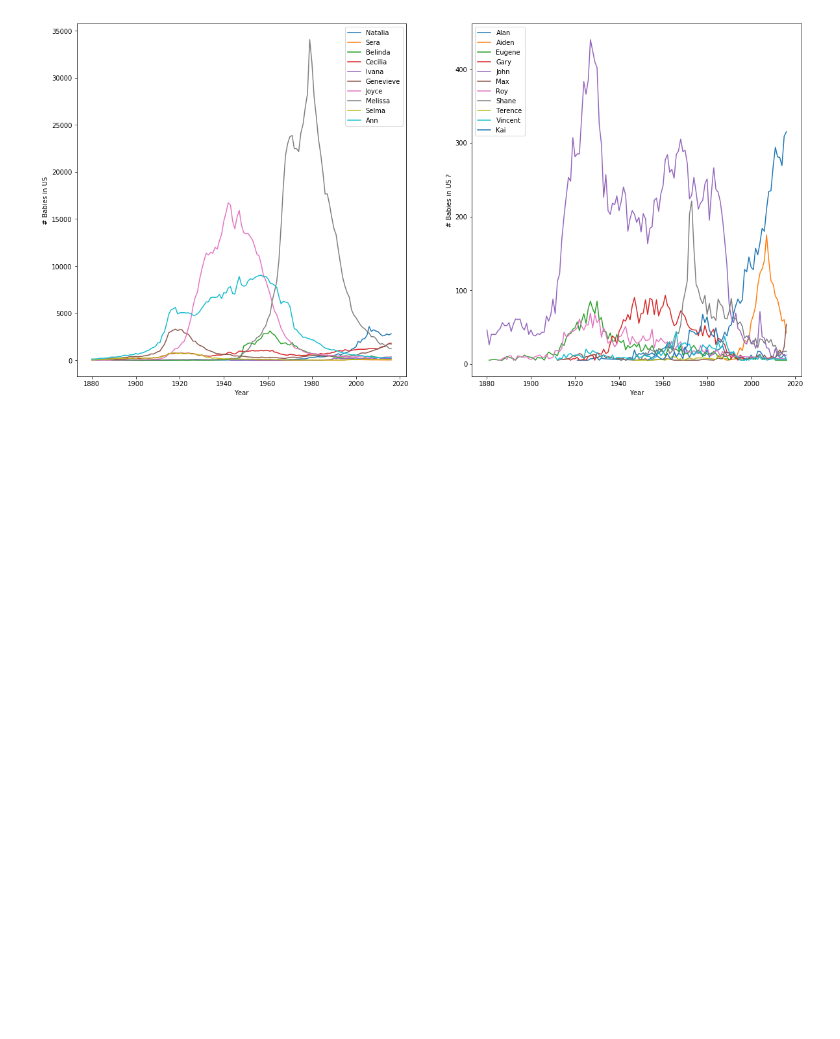
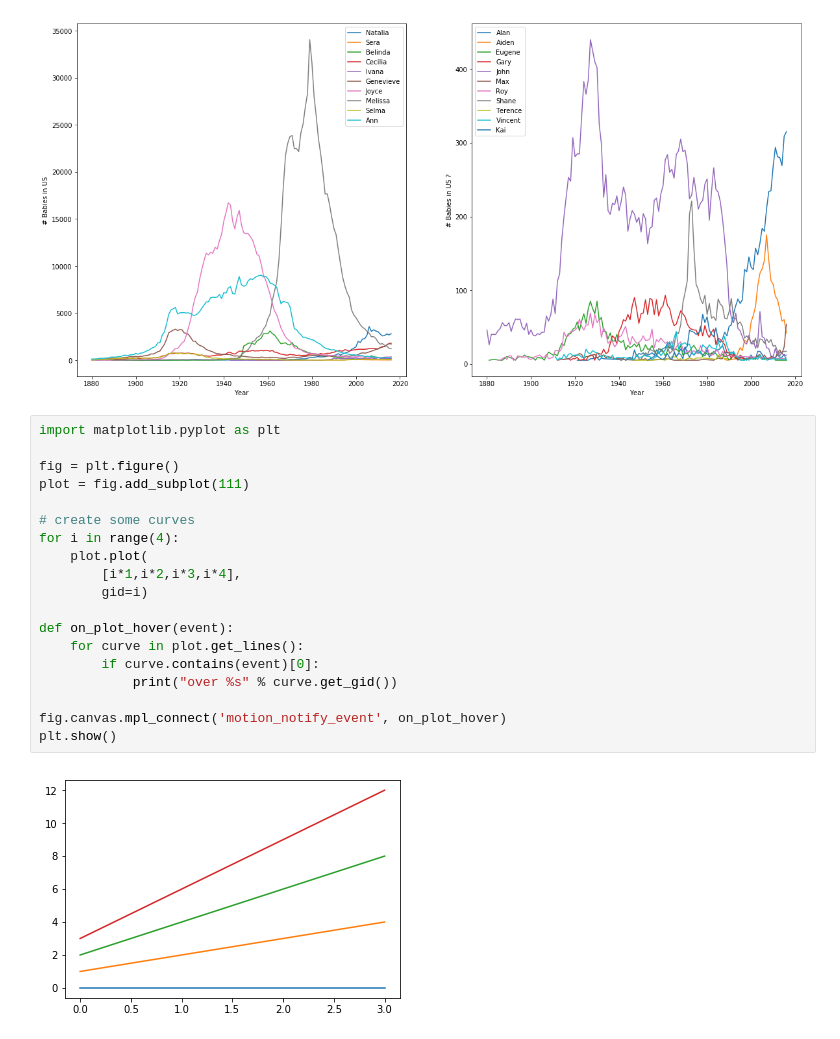
Before and after one commit to WillHTam/data_exercises, a Jupyter notebook: Name Analysis with Pivot Tables.ipynb, the cells around one changed output. Saved outputs shown, nothing was run; the diff lists cells and outputs as text; blank space fills up the shorter version.

```diff
--- a/Name Analysis with Pivot Tables.ipynb
+++ b/Name Analysis with Pivot Tables.ipynb
@@ -240,3 +240,24 @@ for n in m_names:
 plt.show()
 # %% [output]
 [figure]
+# %%
+import matplotlib.pyplot as plt
+
+fig = plt.figure()
+plot = fig.add_subplot(111)
+
+# create some curves
+for i in range(4):
+    plot.plot(
+        [i*1,i*2,i*3,i*4],
+        gid=i)
+
+def on_plot_hover(event):
+    for curve in plot.get_lines():
+        if curve.contains(event)[0]:
+            print("over %s" % curve.get_gid())
+
+fig.canvas.mpl_connect('motion_notify_event', on_plot_hover)
+plt.show()
+# %% [output]
+[figure, added]
```
